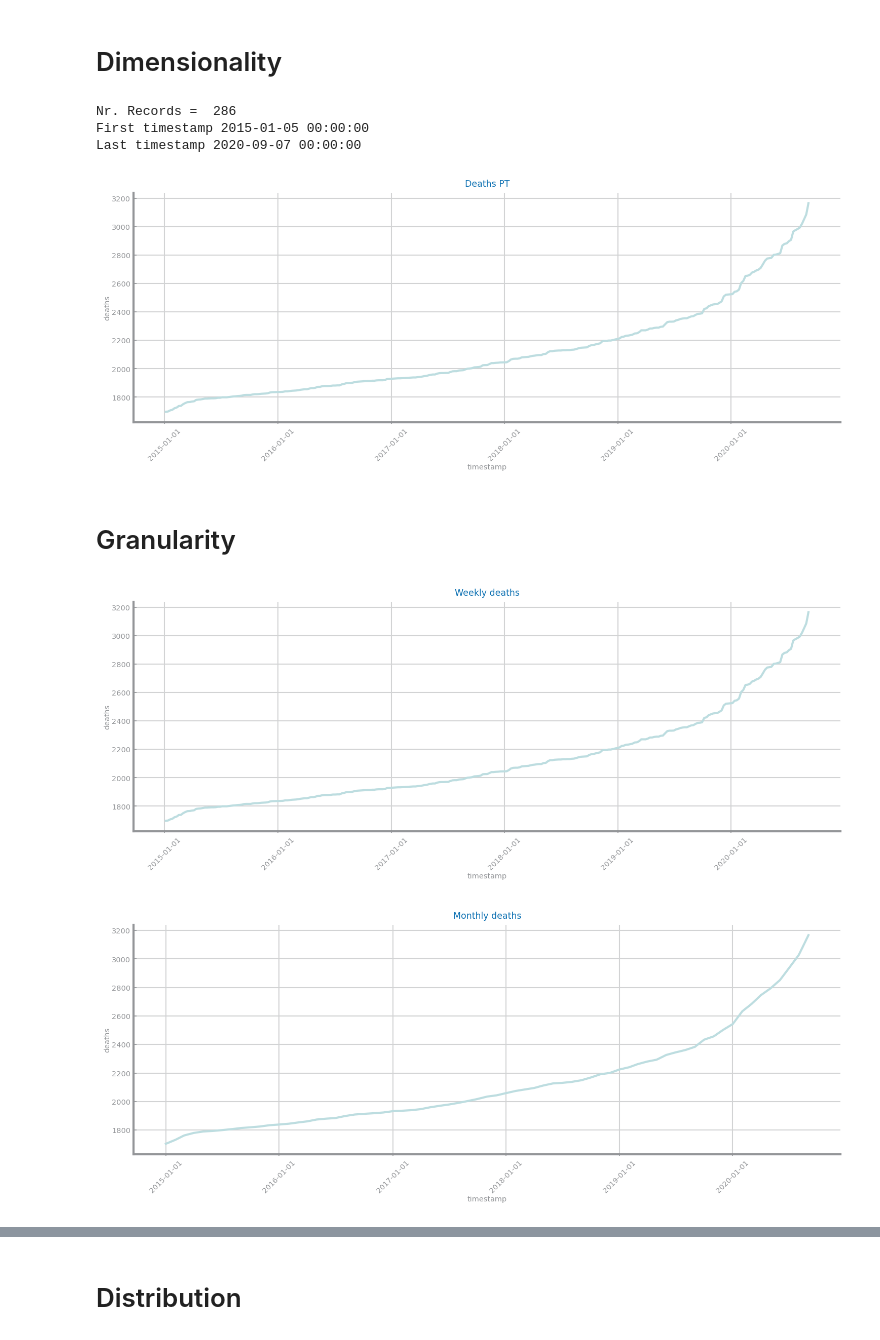
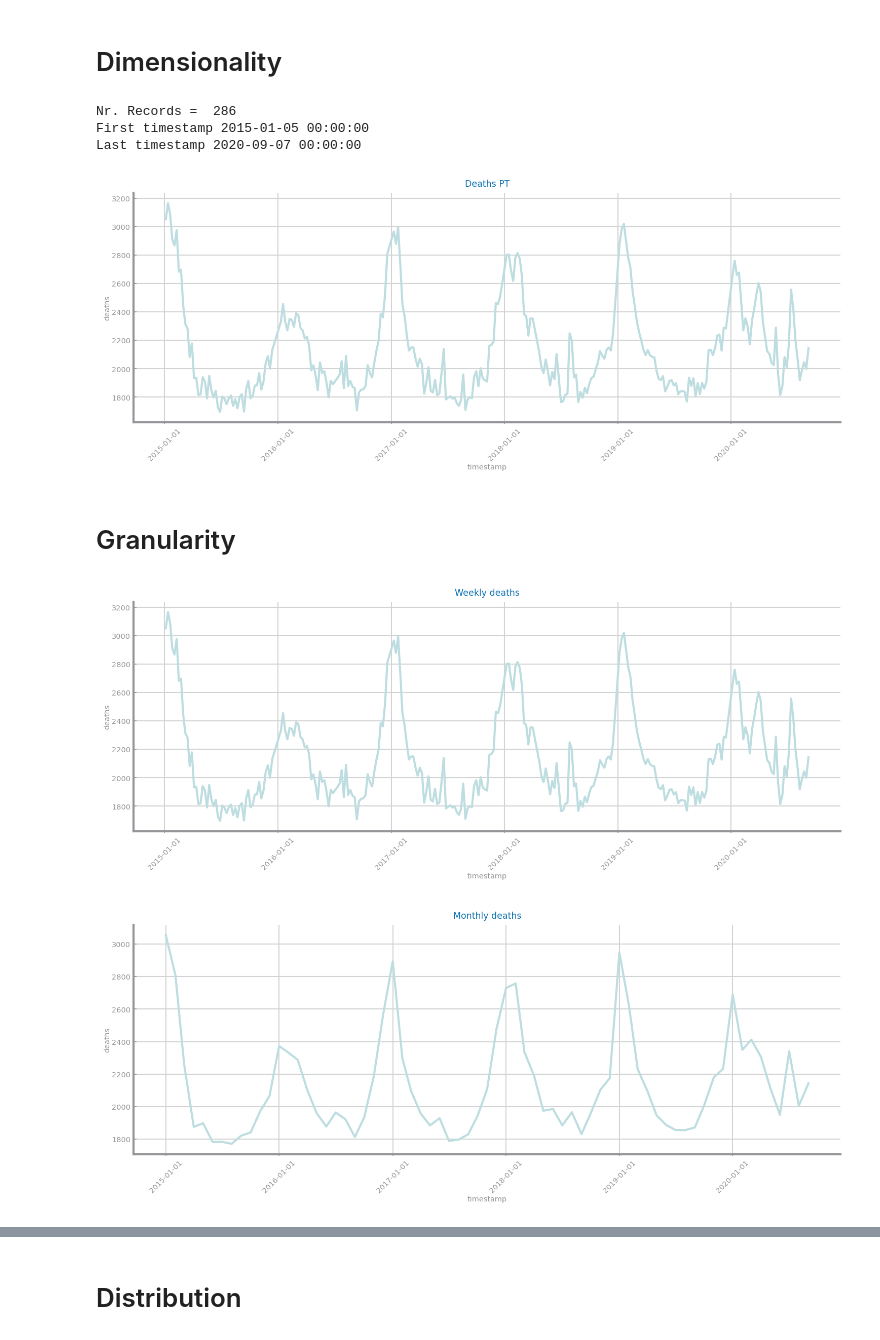
Before and after one commit to VivaRafael/CD, a Jupyter notebook: lab9_10/Profilling-DEATHS.ipynb, the cells around one changed output, grey strips where cells are left out. Drawn from its saved outputs; the diff is of its cells as text; code cells hidden in the pictures.

```diff
--- a/lab9_10/Profilling-DEATHS.ipynb
+++ b/lab9_10/Profilling-DEATHS.ipynb
@@ -3,23 +3,23 @@
 # %%
 import pandas as pd
 import matplotlib.pyplot as plt
 import ts_functions as ts
 
 data = pd.read_csv('deaths_pt.csv', index_col='start_date', sep=',', decimal='.',
                    parse_dates=True, infer_datetime_format=True)
-
+data = data.sort_index()
 print("Nr. Records = ", data.shape[0])
 print("First timestamp", data.index[0])
 print("Last timestamp", data.index[-1])
 plt.figure(figsize=(3*ts.HEIGHT, ts.HEIGHT))
 ts.plot_series(data, x_label='timestamp', y_label='deaths', title='Deaths PT')
 plt.xticks(rotation = 45)
 plt.show()
 # %% [output]
 Nr. Records =  286
 First timestamp 2015-01-05 00:00:00
 Last timestamp 2020-09-07 00:00:00
-[figure, old version]
+[figure, new version]
 # %% [markdown]
 # Granularity
 # %%
@@ -32,7 +32,7 @@ ts.plot_series(week_df, title='Weekly deaths', x_label='timestamp', y_label='dea
 plt.xticks(rotation = 45)
 plt.show()
 # %% [output]
-[figure, old version]
+[figure, new version]
 # %%
 index = data.index.to_period('M')
 week_df = data.copy().groupby(index).mean()
@@ -43,7 +43,7 @@ ts.plot_series(week_df, title='Monthly deaths', x_label='timestamp', y_label='de
 plt.xticks(rotation = 45)
 plt.show()
 # %% [output]
-[figure, old version]
+[figure, new version]
 # %%
 index = data.index.to_period('Q')
 week_df = data.copy().groupby(index).mean()
```
Also changed, not shown: parts of 7 cells of this notebook, 4 other files.
